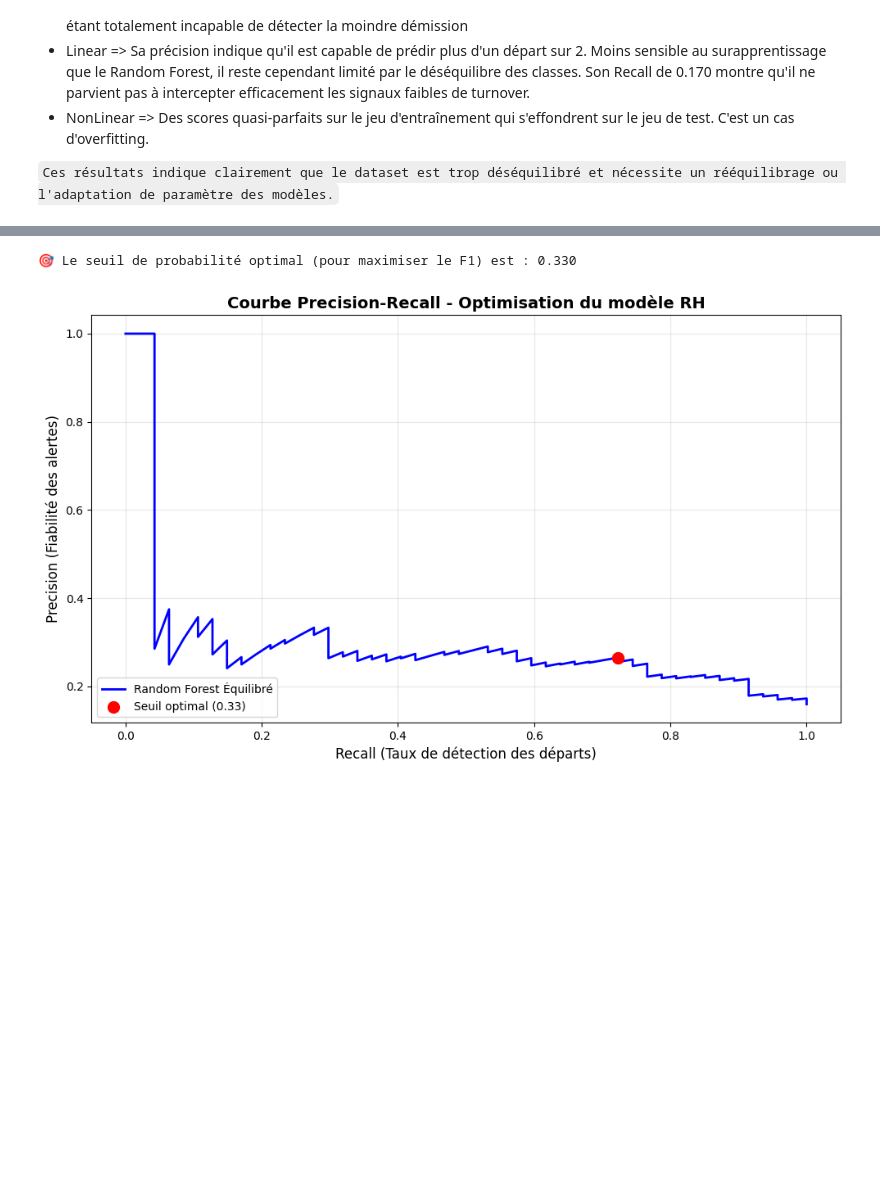
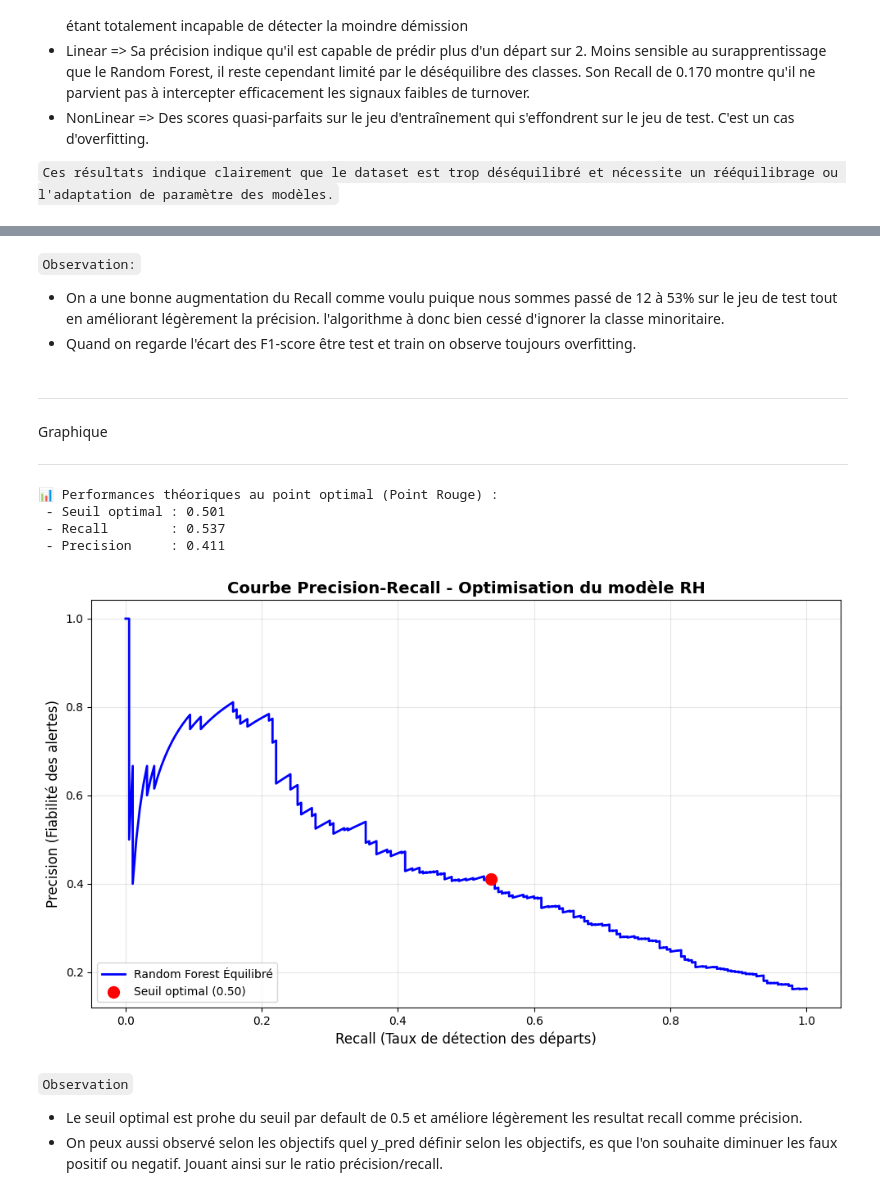
Before and after one commit to Nerion-1337/3_automatically_classify_information, a Jupyter notebook: components/training_modele.ipynb, the cells around one changed output, grey strips where cells are left out. Saved outputs shown, nothing was run; the diff lists cells and outputs as text; code cells hidden in the pictures; blank space fills up the shorter version.

Commit message:
end training croisé et y_pred optimal

```diff
--- a/components/training_modele.ipynb
+++ b/components/training_modele.ipynb
@@ -178,0 +198,11 @@ RandomForestClassifier(class_weight='balanced', max_depth=6, random_state=42)
+# %%
+# 1. Extraction directe du meilleur modèle entraîné par le GridSearch
+rf_balanced_optimal = grid_search.best_estimator_
+
+# 2. Lancement de ta validation croisée pour afficher les résultats
+print("📊 Évaluation du Meilleur Random Forest (Trouvé par GridSearch) :")
+resultats_cv = evaluer_modele_cv(rf_balanced_optimal, X_train, y_train)
+
+# (Optionnel) Le modèle extrait est déjà entraîné, mais pour garantir
+# que ton pipeline soit clair, tu peux le ré-entraîner explicitement sur tout le Train :
+rf_balanced_optimal.fit(X_train, y_train)
@@ -179,31 +219,49 @@ RandomForestClassifier(class_weight='balanced', max_depth=6, random_state=42)
+# %% [markdown]
+`Observation:`
+- On a une bonne augmentation du Recall comme voulu puique nous sommes passé de 12 à 53% sur le jeu de test tout en améliorant légèrement la précision. l'algorithme à donc bien cessé d'ignorer la classe minoritaire.
+- Quand on regarde l'écart des F1-score être test et train on observe toujours overfitting.
+# %% [markdown]
+****
+Graphique
+****
 # %%
 # 1. Calcul des probabilités de départ sur le jeu de test
-y_probs = rf_balanced.predict_proba(X_test)[:, 1] # Probabilité de la classe 1 (Départ)
+y_probs_cv = cross_val_predict(rf_balanced_optimal, X_train, y_train, cv=5, method='predict_proba')[:, 1]
 
 # 2. Calcul des points de la courbe Precision-Recall
-precisions, recalls, seuils = precision_recall_curve(y_test, y_probs)
+precisions_cv, recalls_cv, seuils_cv = precision_recall_curve(y_train, y_probs_cv)
 
 # 3. Recherche du seuil qui maximise le F1-Score
 # Attention : la liste 'seuils' a un élément de moins que precisions/recalls
-f1_scores = 2 * (precisions[:-1] * recalls[:-1]) / (precisions[:-1] + recalls[:-1])
+f1_scores = 2 * (precisions_cv[:-1] * recalls_cv[:-1]) / (precisions_cv[:-1] + recalls_cv[:-1])
 meilleur_index = np.argmax(f1_scores)
-meilleur_seuil = seuils[meilleur_index]
+meilleur_seuil = seuils_cv[meilleur_index]
 
-print(f"🎯 Le seuil de probabilité optimal (pour maximiser le F1) est : {meilleur_seuil:.3f}")
+print("📊 Performances théoriques au point optimal (Point Rouge) :")
+print(f" - Seuil optimal : {meilleur_seuil:.3f}")
+print(f" - Recall        : {recalls_cv[meilleur_index]:.3f}")
+print(f" - Precision     : {precisions_cv[meilleur_index]:.3f}")
 
 # 4. Tracé du graphique
 plt.figure(figsize=(10, 6))
-plt.plot(recalls, precisions, label='Random Forest Équilibré', color='b', linewidth=2)
-plt.scatter(recalls[meilleur_index], precisions[meilleur_index], color='red', s=100, zorder=5,
+plt.plot(recalls_cv, precisions_cv, label='Random Forest Équilibré', color='b', linewidth=2)
+plt.scatter(recalls_cv[meilleur_index], precisions_cv[meilleur_index], color='red', s=100, zorder=5,
             label=f'Seuil optimal ({meilleur_seuil:.2f})')
 
 plt.title('Courbe Precision-Recall - Optimisation du modèle RH', fontsize=14, fontweight='bold')
 plt.xlabel('Recall (Taux de détection des départs)', fontsize=12)
 plt.ylabel('Precision (Fiabilité des alertes)', fontsize=12)
 plt.legend(loc='lower left')
 plt.grid(True, alpha=0.3)
 plt.tight_layout()
 plt.show()
 # %% [output]
-🎯 Le seuil de probabilité optimal (pour maximiser le F1) est : 0.330
+📊 Performances théoriques au point optimal (Point Rouge) :
+ - Seuil optimal : 0.501
+ - Recall        : 0.537
+ - Precision     : 0.411
-[figure, old version]
+[figure, new version]
+# %% [markdown]
+`Observation`
+- Le seuil optimal est prohe du seuil par default de 0.5 et améliore légèrement les resultat recall comme précision.
+- On peux aussi observé selon les objectifs quel y_pred définir selon les objectifs, es que l'on souhaite diminuer les faux positif ou negatif. Jouant ainsi sur le ratio précision/recall.
```
Also changed, not shown: parts of 16 cells of this notebook, 1 other file.
